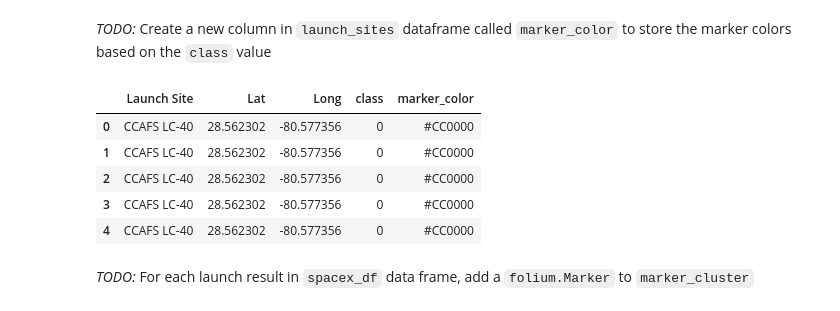
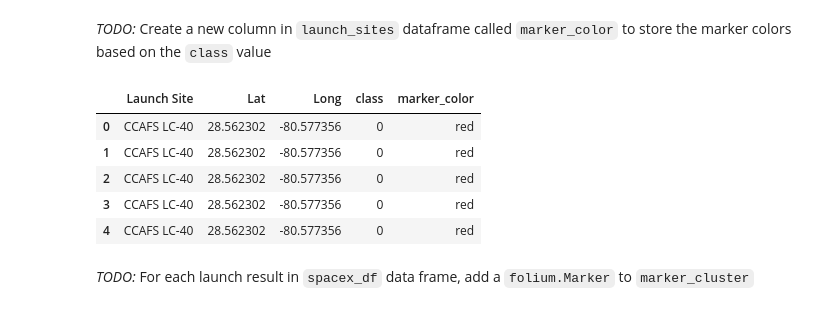
Before and after one commit to a-nassabay/IBM_Applied_Data_Science_Capstone, a Jupyter notebook: lab_jupyter_launch_site_location.jupyterlite.ipynb, the cells around one changed output. Cells and saved outputs as stored; diff of their text form; code cells hidden in the pictures.

```diff
--- a/lab_jupyter_launch_site_location.jupyterlite.ipynb
+++ b/lab_jupyter_launch_site_location.jupyterlite.ipynb
@@ -225,26 +225,26 @@ marker_cluster = MarkerCluster()
 # %%
 
 # Apply a function to check the value of `class` column
 # If class=1, marker_color value will be green
 # If class=0, marker_color value will be red
 
 mkrclr = []
 for i in range(len(spacex_df['Launch Site'])):
     if (spacex_df.iloc[[i],[3]].values[0][0] == 0):
-        mkrclr.append('#CC0000')
+        mkrclr.append('red')
     else:
-        mkrclr.append('#00CC00')
+        mkrclr.append('green')
 
 spacex_df['marker_color'] = mkrclr
 
 spacex_df.head()
 # %% [output]
 |  | Launch Site | Lat | Long | class | marker_color |
-| 0 | CCAFS LC-40 | 28.562302 | -80.577356 | 0 | #CC0000 |
-| 1 | CCAFS LC-40 | 28.562302 | -80.577356 | 0 | #CC0000 |
-| 2 | CCAFS LC-40 | 28.562302 | -80.577356 | 0 | #CC0000 |
-| 3 | CCAFS LC-40 | 28.562302 | -80.577356 | 0 | #CC0000 |
-| 4 | CCAFS LC-40 | 28.562302 | -80.577356 | 0 | #CC0000 |
+| 0 | CCAFS LC-40 | 28.562302 | -80.577356 | 0 | red |
+| 1 | CCAFS LC-40 | 28.562302 | -80.577356 | 0 | red |
+| 2 | CCAFS LC-40 | 28.562302 | -80.577356 | 0 | red |
+| 3 | CCAFS LC-40 | 28.562302 | -80.577356 | 0 | red |
+| 4 | CCAFS LC-40 | 28.562302 | -80.577356 | 0 | red |
 # %% [markdown]
 *TODO:* For each launch result in `spacex_df` data frame, add a `folium.Marker` to `marker_cluster`
 # %%
```
Also changed, not shown: parts of 4 cells of this notebook.
